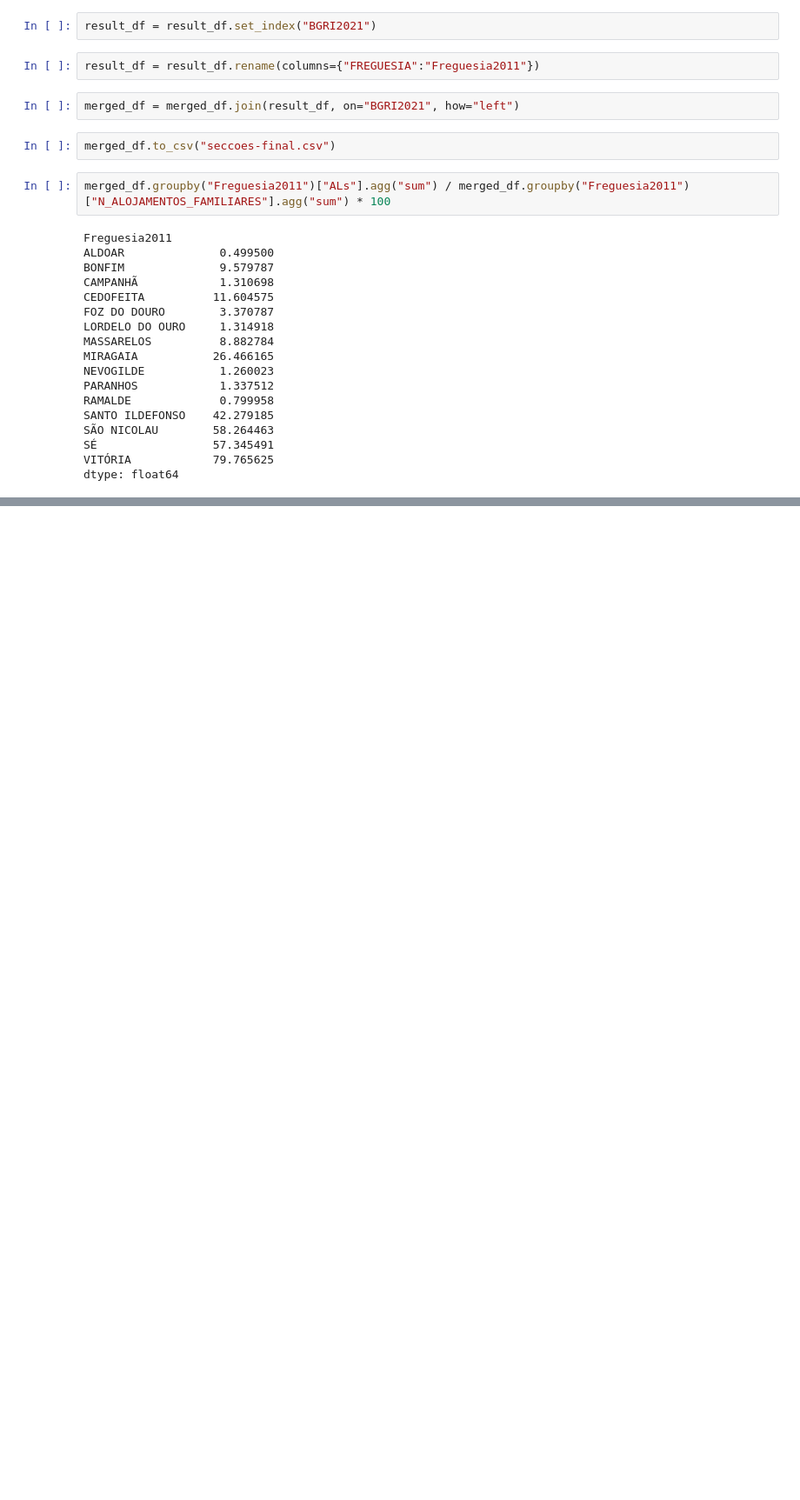
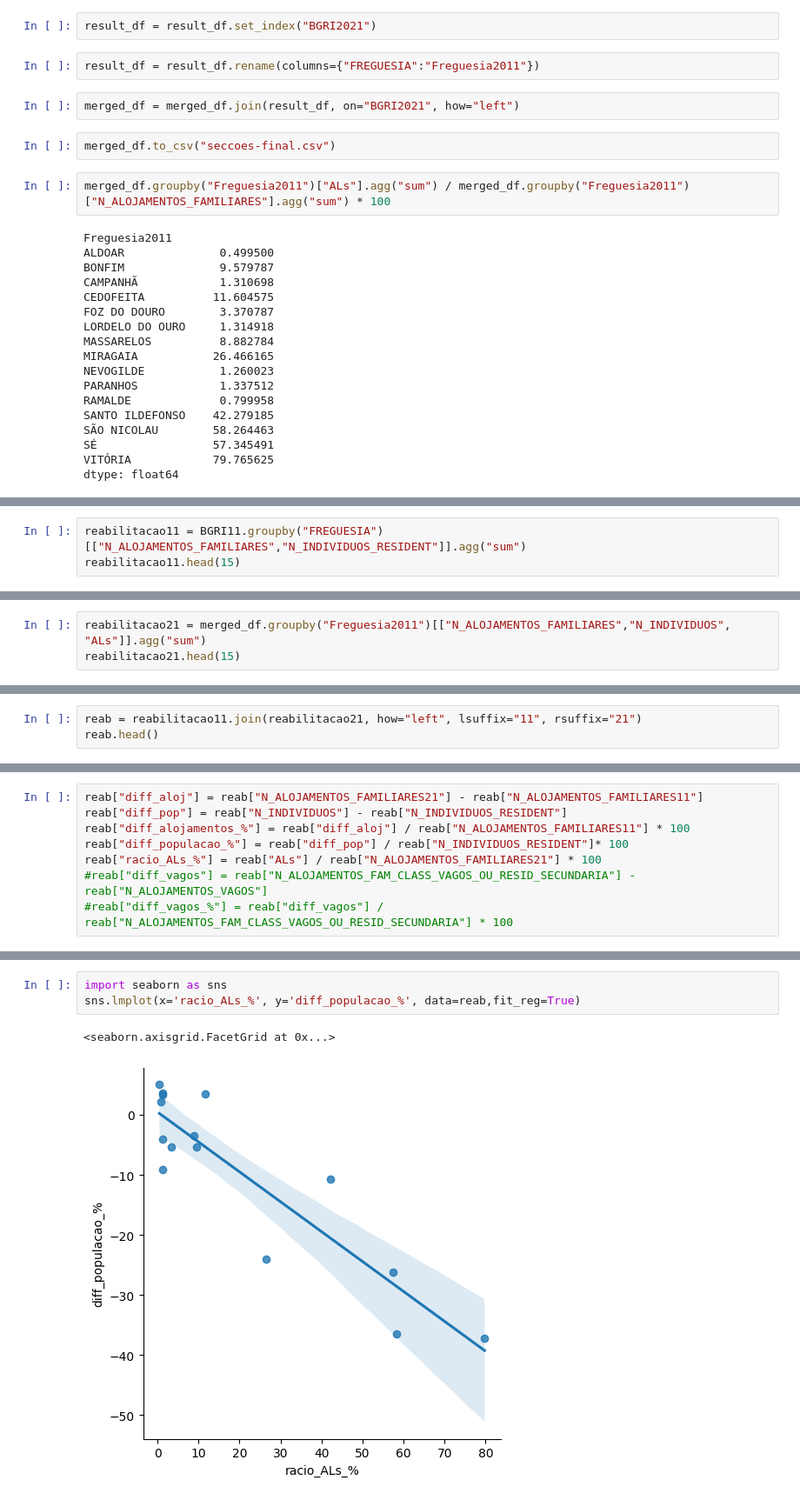
Before and after one commit to drowninginc/desalojamento, a Jupyter notebook: Censos/CensosxRNAL.ipynb, the cells around one changed output, grey strips where cells are left out. Shown at 87% size. Saved outputs shown, nothing was run; the diff lists cells and outputs as text; blank space fills up the shorter version.

```diff
--- a/Censos/CensosxRNAL.ipynb
+++ b/Censos/CensosxRNAL.ipynb
@@ -265,0 +322,3 @@ dtype: float64
+# %%
+reabilitacao11 = BGRI11.groupby("FREGUESIA")[["N_ALOJAMENTOS_FAMILIARES","N_INDIVIDUOS_RESIDENT"]].agg("sum")
+reabilitacao11.head(15)
@@ -265,0 +343,3 @@ dtype: float64
+# %%
+reabilitacao21 = merged_df.groupby("Freguesia2011")[["N_ALOJAMENTOS_FAMILIARES","N_INDIVIDUOS", "ALs"]].agg("sum")
+reabilitacao21.head(15)
@@ -265,0 +364,3 @@ dtype: float64
+# %%
+reab = reabilitacao11.join(reabilitacao21, how="left", lsuffix="11", rsuffix="21")
+reab.head()
@@ -265,0 +375,8 @@ dtype: float64
+# %%
+reab["diff_aloj"] = reab["N_ALOJAMENTOS_FAMILIARES21"] - reab["N_ALOJAMENTOS_FAMILIARES11"]
+reab["diff_pop"] = reab["N_INDIVIDUOS"] - reab["N_INDIVIDUOS_RESIDENT"]
+reab["diff_alojamentos_%"] = reab["diff_aloj"] / reab["N_ALOJAMENTOS_FAMILIARES11"] * 100
+reab["diff_populacao_%"] = reab["diff_pop"] / reab["N_INDIVIDUOS_RESIDENT"]* 100
+reab["racio_ALs_%"] = reab["ALs"] / reab["N_ALOJAMENTOS_FAMILIARES21"] * 100
+#reab["diff_vagos"] = reab["N_ALOJAMENTOS_FAM_CLASS_VAGOS_OU_RESID_SECUNDARIA"] - reab["N_ALOJAMENTOS_VAGOS"]
+#reab["diff_vagos_%"] = reab["diff_vagos"] / reab["N_ALOJAMENTOS_FAM_CLASS_VAGOS_OU_RESID_SECUNDARIA"] * 100
@@ -265,0 +448,6 @@ dtype: float64
+# %%
+import seaborn as sns
+sns.lmplot(x='racio_ALs_%', y='diff_populacao_%', data=reab,fit_reg=True)
+# %% [output]
+<seaborn.axisgrid.FacetGrid at 0x...>
+[figure, added]
```
Also changed, not shown: parts of 18 cells of this notebook, 3 other files.
